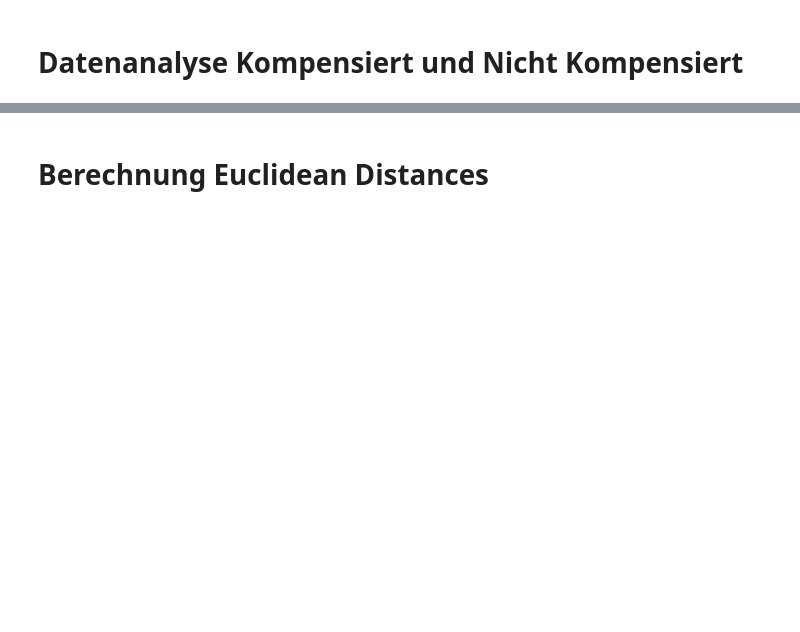
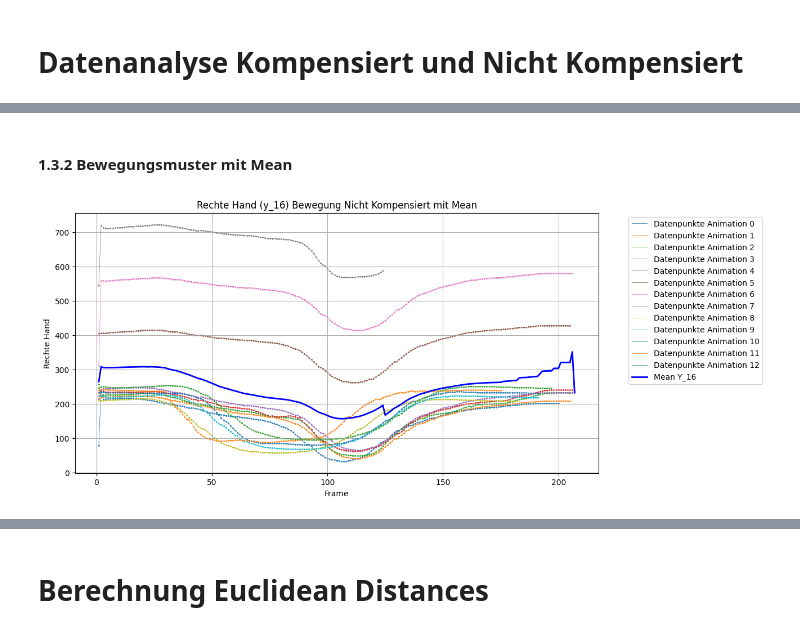
Before and after one commit to kollesal/VR-Quest, a Jupyter notebook: Assets/AvatarDataAugmentation/03 Data Analysis: DeepMotion and MediaPipe/01_Datenanalyse Kompensiert und nicht Kompensiert.ipynb, the cells around one changed output, grey strips where cells are left out. Drawn from its saved outputs; the diff is of its cells as text; code cells hidden in the pictures; blank space fills up the shorter version.

```diff
--- a/Assets/AvatarDataAugmentation/03 Data Analysis: DeepMotion and MediaPipe/01_Datenanalyse Kompensiert und nicht Kompensiert.ipynb
+++ b/Assets/AvatarDataAugmentation/03 Data Analysis: DeepMotion and MediaPipe/01_Datenanalyse Kompensiert und nicht Kompensiert.ipynb
@@ -390,17 +11,0 @@ plt.show()
-# %%
-# Set the size of the figure
-plt.figure(figsize=(12, 6))  # Adjust the width and height as needed
-
-# Plot each DataFrame in dfs
-for i, df in enumerate(dfsKomp01):
-    plt.scatter(df["frame"], df["x_13"], marker='o', color=f'C{i}', label=f'Data Points Y_0 Frame {i}', s=1)
-    plt.plot(df["frame"], df["x_13"], color=f'C{i}', linestyle='-', linewidth=0.5, label=f'Line Y_0 Frame {i}')
-
-plt.title("x_13 (linker Ellbogen) Bewegung Kompensiert")
-plt.xlabel("Frame")
-plt.ylabel("Linker Ellbogen")
-plt.grid(True)
-# Move the legend outside of the plot
-plt.legend(bbox_to_anchor=(1.05, 1), loc='upper left')
-
-plt.show()
@@ -469,0 +105,18 @@ plt.show()
+# %% [markdown]
+#### 1.3.2 Bewegungsmuster mit Mean
+# %%
+plt.figure(figsize=(12, 6))
+
+for i, df in enumerate(dfs):
+    plt.scatter(df["frame"], df["y_16"], marker='o', color=f'C{i}', s=1)
+    plt.plot(df["frame"], df["y_16"], color=f'C{i}', linestyle='-', linewidth=0.5, label=f'Datenpunkte Animation {i}')
+
+plt.plot(mean_values_03.index, mean_values_03["y_16"], color='b', linestyle='-', linewidth=2, label='Mean Y_16')
+plt.title("Rechte Hand (y_16) Bewegung Nicht Kompensiert mit Mean")
+plt.xlabel("Frame")
+plt.ylabel("Rechte Hand")
+plt.legend(bbox_to_anchor=(1.05, 1), loc='upper left')
+plt.grid(True)
+plt.show()
+# %% [output]
+[figure, added]
```
Also changed, not shown: parts of 94 cells of this notebook, 12 other files.
